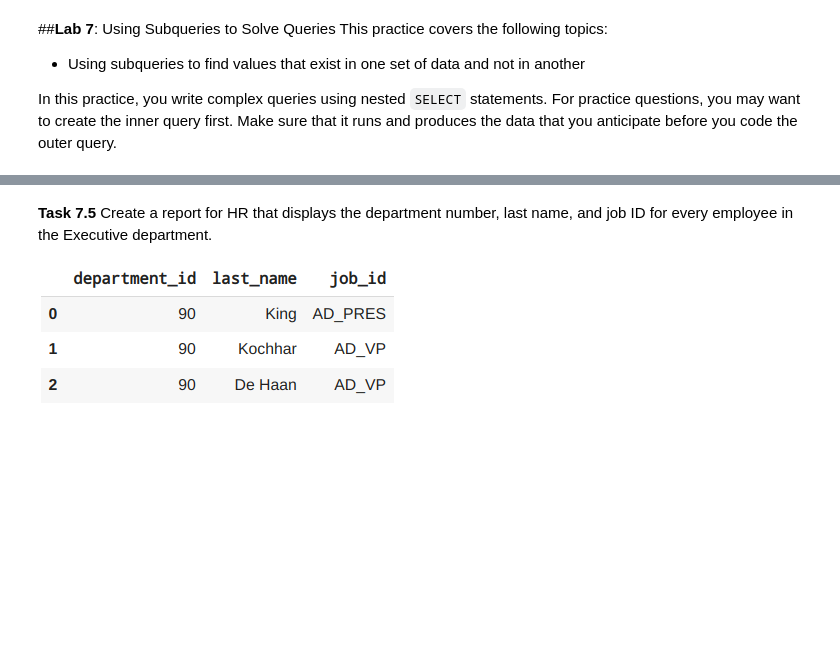
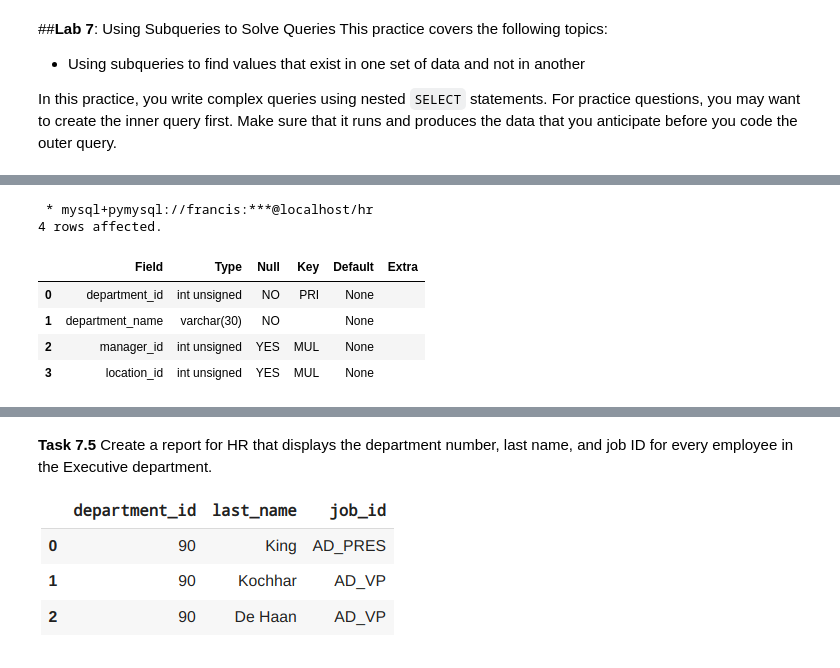
Before and after one commit to Ckodrad/CM3010-Database-Labs, a Jupyter notebook: Labs/MySQL Hand-On Lab.ipynb, the cells around one changed output, grey strips where cells are left out. Saved outputs shown, nothing was run; the diff lists cells and outputs as text; code cells hidden in the pictures; blank space fills up the shorter version.

```diff
--- a/Labs/MySQL Hand-On Lab.ipynb
+++ b/Labs/MySQL Hand-On Lab.ipynb
@@ -833,0 +872,11 @@ In this practice, you write complex queries using nested <code>SELECT</code> sta
+# %%
+%%sql
+DESCRIBE departments;
+# %% [output]
+ * mysql+pymysql://francis:***@localhost/hr
+4 rows affected.
+|  | Field | Type | Null | Key | Default | Extra |
+| 0 | department_id | int unsigned | NO | PRI | None |  |
+| 1 | department_name | varchar(30) | NO |  | None |  |
+| 2 | manager_id | int unsigned | YES | MUL | None |  |
+| 3 | location_id | int unsigned | YES | MUL | None |  |
```
Also changed, not shown: parts of 8 cells of this notebook.
